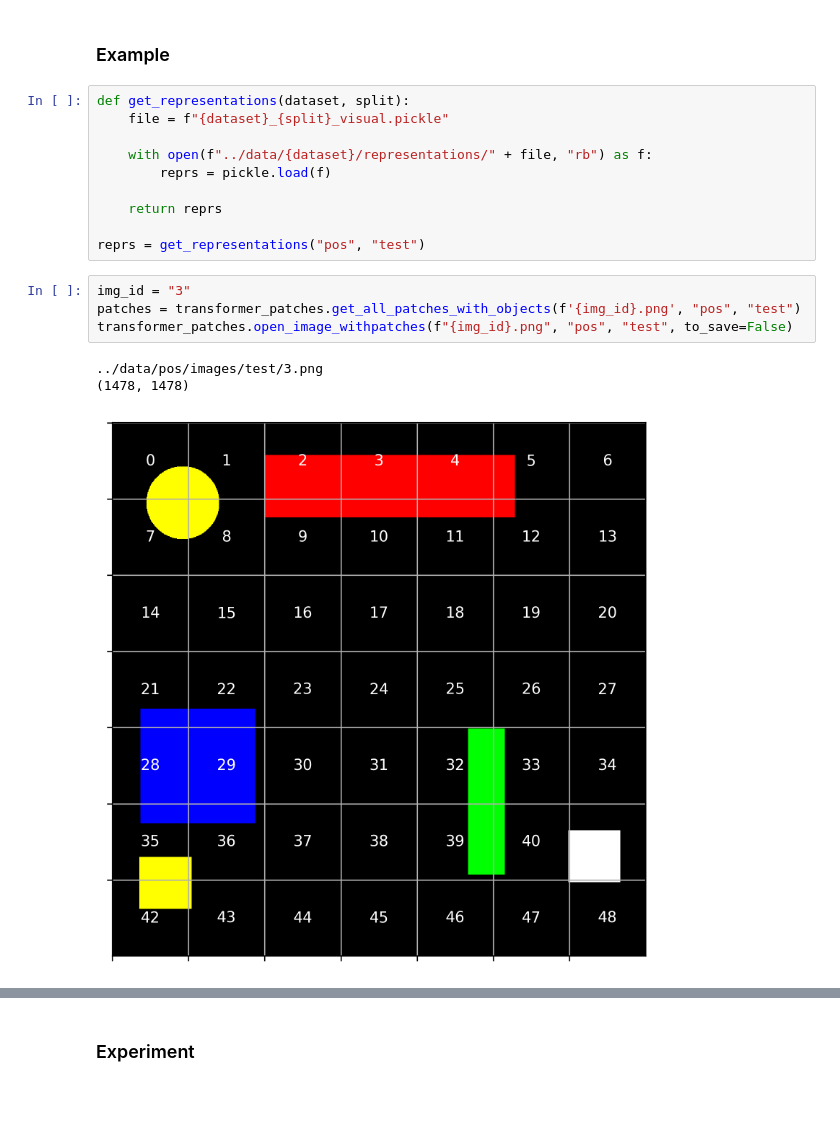
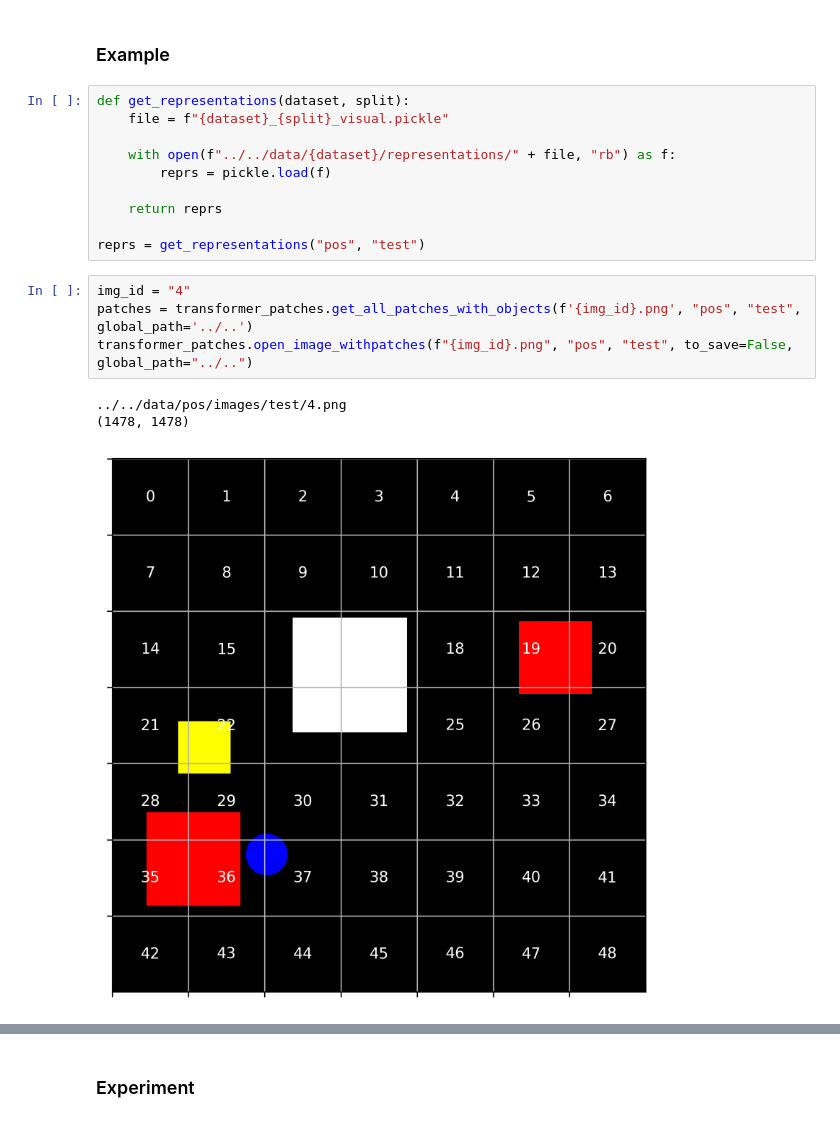
Before and after one commit to angelavansprang/numerosity_thesis, a Jupyter notebook: malevic-master/code/notebooks/counter4.ipynb, the cells around one changed output, grey strips where cells are left out. Cells and saved outputs as stored; diff of their text form.

```diff
--- a/malevic-master/code/notebooks/counter4.ipynb
+++ b/malevic-master/code/notebooks/counter4.ipynb
@@ -286,19 +314,19 @@ def count_from_segmentations(segmentations, binding_probe, reprs, layer):
 def get_representations(dataset, split):
     file = f"{dataset}_{split}_visual.pickle"
 
-    with open(f"../data/{dataset}/representations/" + file, "rb") as f:
+    with open(f"../../data/{dataset}/representations/" + file, "rb") as f:
         reprs = pickle.load(f)
 
     return reprs
 
 reprs = get_representations("pos", "test")
 # %%
-img_id = "3"
-patches = transformer_patches.get_all_patches_with_objects(f'{img_id}.png', "pos", "test")
-transformer_patches.open_image_withpatches(f"{img_id}.png", "pos", "test", to_save=False)
+img_id = "4"
+patches = transformer_patches.get_all_patches_with_objects(f'{img_id}.png', "pos", "test", global_path='../..')
+transformer_patches.open_image_withpatches(f"{img_id}.png", "pos", "test", to_save=False, global_path="../..")
 # %% [output]
-../data/pos/images/test/3.png
+../../data/pos/images/test/4.png
 (1478, 1478)
-[figure, old version]
+[figure, new version]
 # %%
 # img_id = "5"
```
Also changed, not shown: parts of 5 cells of this notebook, 2 other files.
